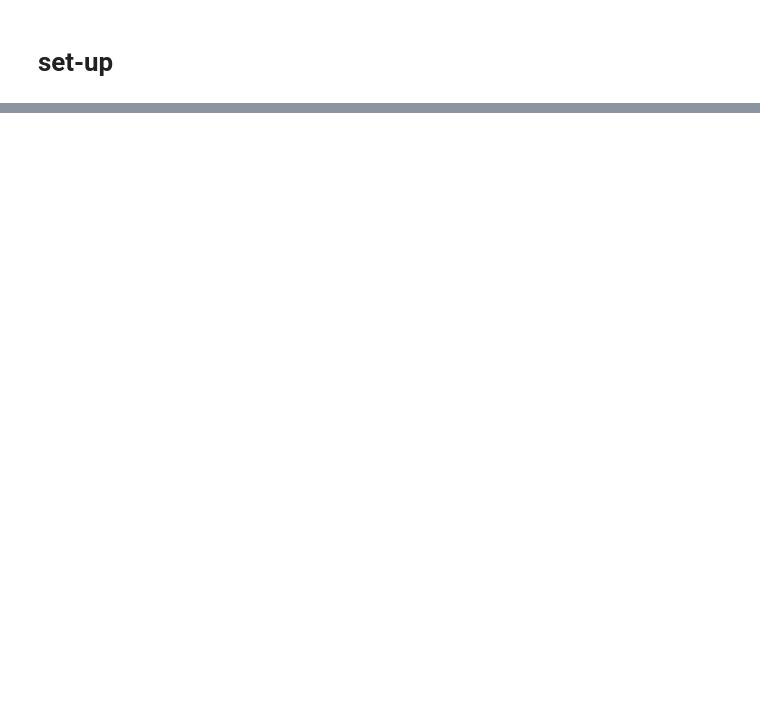
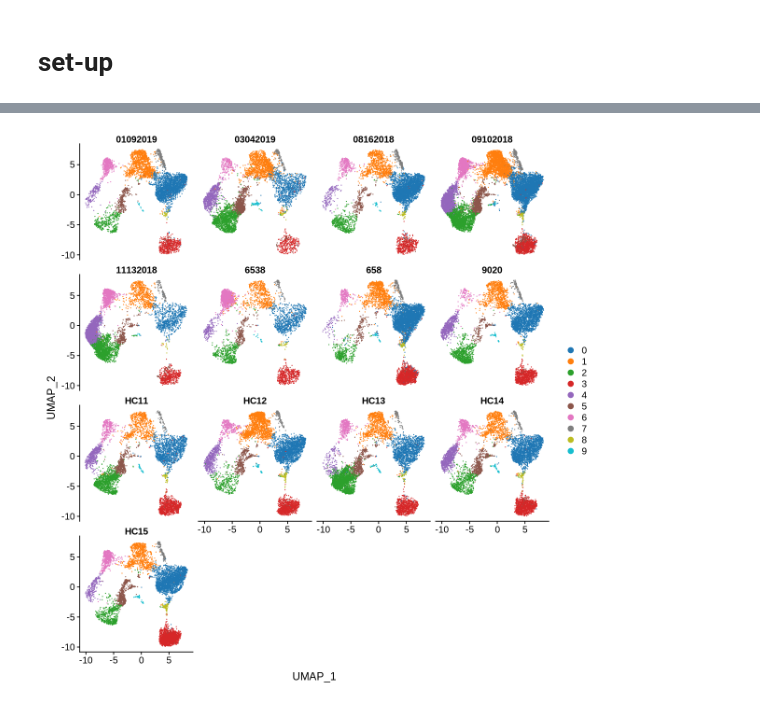
Before and after one commit to joypai/ms_singlecell, a Jupyter notebook: ms_analysis.ipynb, the cells around one changed output, grey strips where cells are left out. Saved outputs shown, nothing was run; the diff lists cells and outputs as text; code cells hidden in the pictures; blank space fills up the shorter version.

```diff
--- a/ms_analysis.ipynb
+++ b/ms_analysis.ipynb
@@ -33,7 +65,7 @@ for (dir in all_sample_dirs) {
   seurat_obj <- subset(seurat_obj, subset = nFeature_RNA > 200 & percent.mt < 10)
   seurat_obj <- NormalizeData(seurat_obj, verbose = FALSE)
   seurat_obj <- FindVariableFeatures(seurat_obj, selection.method = "vst", nfeatures = 2000)
-  seurat_obj_lisgt[[dirname]] <- seurat_obj
+  seurat_obj_list[[dirname]] <- seurat_obj
 }
 # %%
 # save(seurat_obj_list, file="seurat_obj_list.RData")
@@ -73,0 +149,8 @@ Running CCA
+# %%
+options(repr.plot.width=10, repr.plot.height=10)
+
+mypal = pal_d3("category10", alpha = 1)(10)
+
+DimPlot(merged.integrated, reduction = "umap", split.by = "orig.ident", cols=mypal)
+# %% [output]
+[figure, added]
```
Also changed, not shown: parts of 78 cells of this notebook, 2 other files.
